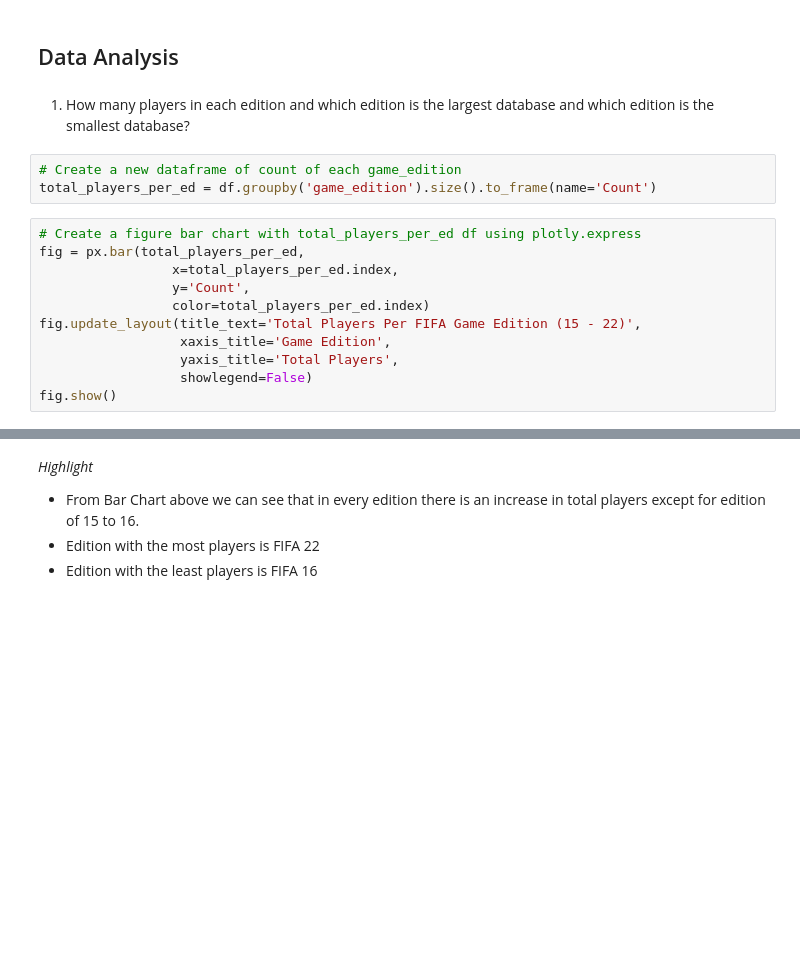
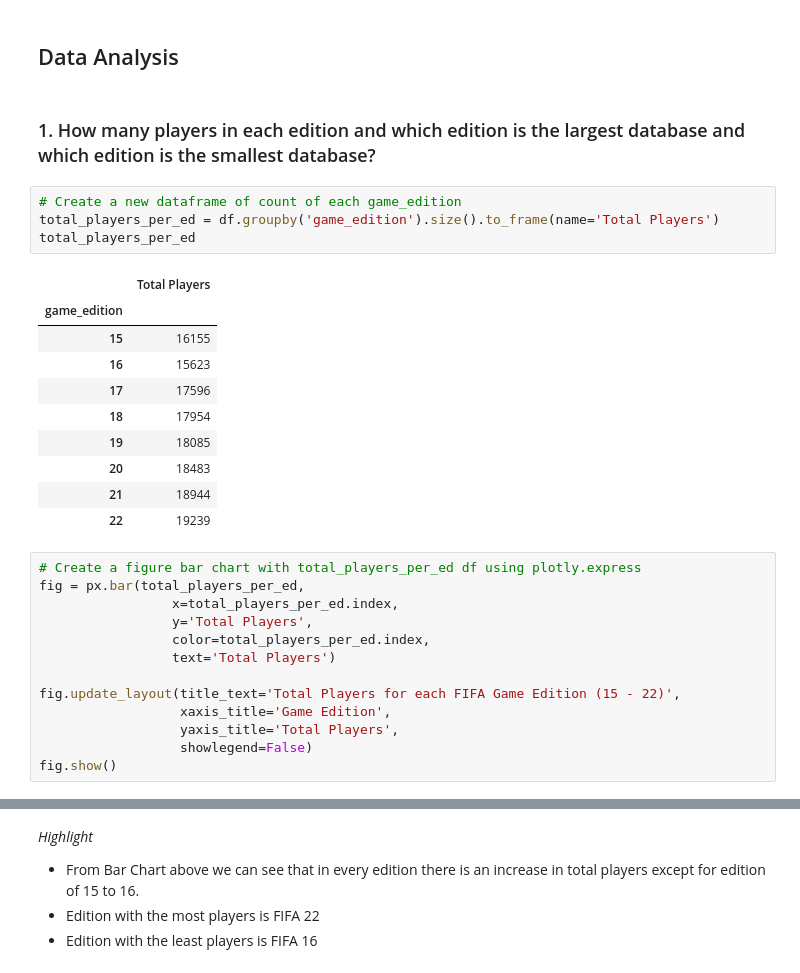
Before and after one commit to rivaipurba/rivaipurba.github.io, a Jupyter notebook: fifa15-22_player_analysis.ipynb, the cells around one changed output, grey strips where cells are left out. Saved outputs shown, nothing was run; the diff lists cells and outputs as text; blank space fills up the shorter version.

```diff
--- a/fifa15-22_player_analysis.ipynb
+++ b/fifa15-22_player_analysis.ipynb
@@ -101,17 +103,31 @@ df.describe()
 # %% [markdown]
 ## Data Analysis
 # %% [markdown]
-1. How many players in each edition and which edition is the largest database and which edition is the smallest database?
+### 1. How many players in each edition and which edition is the largest database and which edition is the smallest database?
 # %%
 # Create a new dataframe of count of each game_edition
-total_players_per_ed = df.groupby('game_edition').size().to_frame(name='Count')
+total_players_per_ed = df.groupby('game_edition').size().to_frame(name='Total Players')
+total_players_per_ed
+# %% [output]
+|  | Total Players |
+| game_edition |  |
+| 15 | 16155 |
+| 16 | 15623 |
+| 17 | 17596 |
+| 18 | 17954 |
+| 19 | 18085 |
+| 20 | 18483 |
+| 21 | 18944 |
+| 22 | 19239 |
 # %%
 # Create a figure bar chart with total_players_per_ed df using plotly.express
 fig = px.bar(total_players_per_ed,
                  x=total_players_per_ed.index,
-                 y='Count',
-                 color=total_players_per_ed.index)
-fig.update_layout(title_text='Total Players Per FIFA Game Edition (15 - 22)',
+                 y='Total Players',
+                 color=total_players_per_ed.index,
+                 text='Total Players')
+
+fig.update_layout(title_text='Total Players for each FIFA Game Edition (15 - 22)',
                   xaxis_title='Game Edition',
                   yaxis_title='Total Players',
                   showlegend=False)
```
Also changed, not shown: parts of 34 cells of this notebook, 15 other files.
